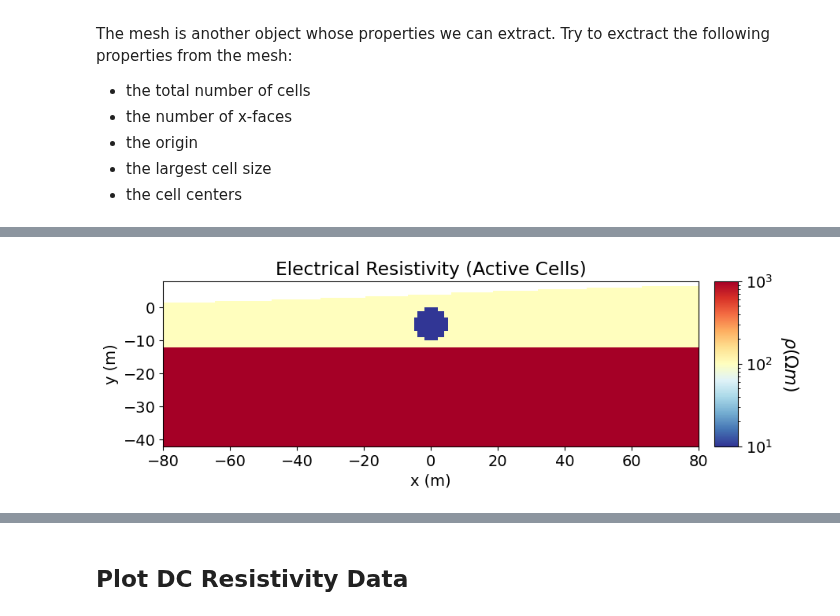
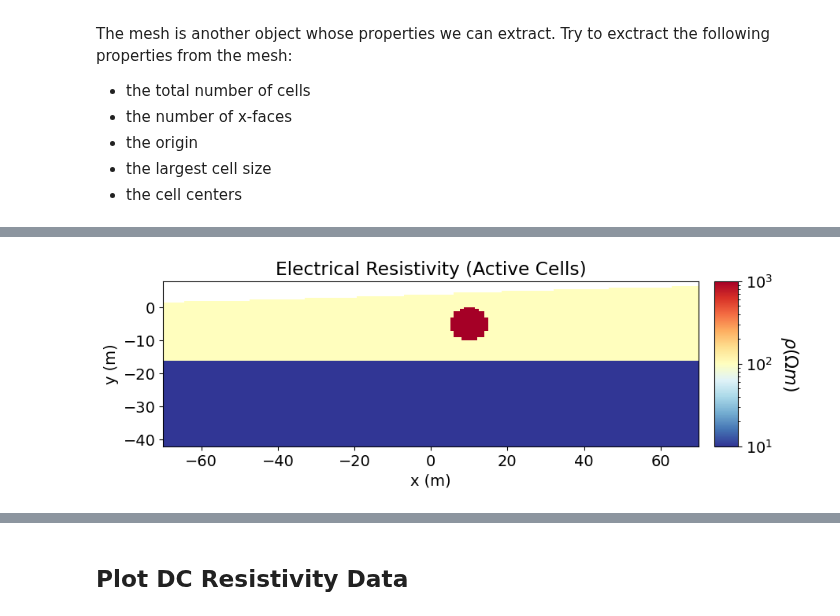
Before and after one commit to simpeg/agrogeo24, a Jupyter notebook: notebooks/01-forward-dc-resisitivity-2d.ipynb, the cells around one changed output, grey strips where cells are left out. Drawn from its saved outputs; the diff is of its cells as text; code cells hidden in the pictures.

```diff
--- a/notebooks/01-forward-dc-resisitivity-2d.ipynb
+++ b/notebooks/01-forward-dc-resisitivity-2d.ipynb
@@ -116,7 +117,7 @@ Try different electrode configurations in your survey (e.g. 'pole-dipole').
 survey_type = "dipole-dipole"
 dimension_type = "2D"
 data_type = "volt"
-end_locations = np.r_[-75.0, 75.0]
+end_locations = [-65.0, 65.0]
 num_rx_per_src = 15
 station_separation = 5.0
 # %%
@@ -180,8 +185,8 @@ Play with the parameters of the [refine_surface](https://discretize.simpeg.xyz/e
 # LEAVE CELL PARTIALLY BLANK
 
 dh = 0.5  # base cell width
-dom_width_x = 600.0  # domain width x
-dom_width_y = 300.0  # domain width z
+dom_width_x = 800.0  # domain width x
+dom_width_y = 400.0  # domain width z
 # %%
 # Number of base cells along x and y
 nbcx = 2 ** int(np.round(np.log(dom_width_x / dh) / np.log(2.0)))
@@ -285,16 +300,16 @@ Generate a model whose parameters define the log-resistivities (natural log) on
 # %%
 air_resistivity = 1e8
 background_resistivity = 1e2
-sphere_resistivity = 1e1
-basement_resistivity = 1e3
+sphere_resistivity = 1e3
+basement_resistivity = 1e1
 # %%
 # Define resistivity model
 resistivity_model = background_resistivity * np.ones(mesh.nC)
 
-ind_basement = mesh.cell_centers[:, -1] < -12.0
+ind_basement = mesh.cell_centers[:, -1] < -16.0
 resistivity_model[ind_basement] = basement_resistivity
 
-ind_sphere = model_builder.get_indices_sphere(np.r_[0.0, -5.0], 5.0, mesh.cell_centers)
+ind_sphere = model_builder.get_indices_sphere(np.r_[10.0, -5.0], 5.0, mesh.cell_centers)
 resistivity_model[ind_sphere] = sphere_resistivity
 
 resistivity_model = resistivity_model[active_cells]
@@ -304,33 +319,33 @@ log_resistivity_model = np.log(resistivity_model)
 # %%
 # Generate a mapping to ignore inactice cells in plot
 plotting_map = maps.InjectActiveCells(mesh, active_cells, np.nan)
 
 fig = plt.figure(figsize=(10, 3))
 
 norm = LogNorm(vmin=1e1, vmax=1e3)
 
 ax1 = fig.add_axes([0.14, 0.17, 0.68, 0.7])
 mesh.plot_image(
     plotting_map * resistivity_model,
     ax=ax1,
     grid=False,
     pcolor_opts={"norm": norm, "cmap": mpl.cm.RdYlBu_r},
 )
-ax1.set_xlim(-80, 80)
+ax1.set_xlim(-70, 70)
 ax1.set_ylim(np.max(topo_2d[:, -1]) - 50, np.max(topo_2d[:, -1]))
 ax1.set_title("Electrical Resistivity (Active Cells)")
 ax1.set_xlabel("x (m)")
 ax1.set_ylabel("y (m)")
 
 ax2 = fig.add_axes([0.84, 0.17, 0.03, 0.7])
 cbar = mpl.colorbar.ColorbarBase(
     ax2, norm=norm, orientation="vertical", cmap=mpl.cm.RdYlBu_r
 )
 cbar.set_label(r"$\rho (\Omega m)$", rotation=270, labelpad=25, size=16)
 
 plt.show()
 # %% [output]
-[figure, old version]
+[figure, new version]
 # %% [markdown]
 ## Step 6: Mapping from the Model to the Mesh
 
```
Also changed, not shown: parts of 13 cells of this notebook, 4 other files.
